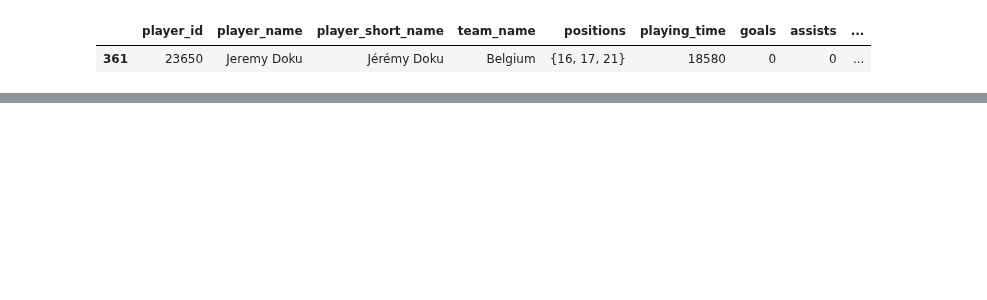
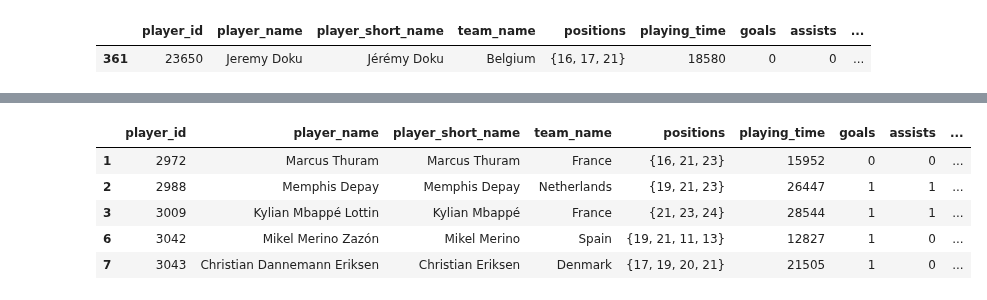
Before and after one commit to MarijnSt/soccermatics-project-1, a Jupyter notebook: radar_plot.ipynb, the cells around one changed output, grey strips where cells are left out. Drawn from its saved outputs; the diff is of its cells as text; code cells hidden in the pictures; blank space fills up the shorter version.

Commit message:
feat: filter player stats by position

```diff
--- a/radar_plot.ipynb
+++ b/radar_plot.ipynb
@@ -990,0 +995,32 @@ df_player_stats[df_player_stats["player_name"] == "Jeremy Doku"]
+# %%
+defender_ids = {2, 3, 4, 5, 6, 7, 8}
+midfielder_ids = {9, 10, 11, 12, 13, 14, 15, 16}
+forward_ids = {17, 18, 19, 20, 21, 22, 23, 24, 25}
+
+def filter_players_by_position(players_df, position_ids):
+    """
+    Filter players who have played in any of the specified positions.
+
+    Parameters
+    ----------
+    players_df: pd.DataFrame
+        DataFrame with player stats including 'positions' column.
+    position_ids: set
+        Position IDs to filter by.
+
+    Returns
+    -------
+    pd.DataFrame
+        Filtered player stats DataFrame.
+    """
+    return players_df[players_df['positions'].apply(lambda x: bool(x & position_ids))]
+# %%
+df_forwards_stats = filter_players_by_position(df_player_stats, forward_ids)
+df_forwards_stats.head()
+# %% [output]
+|  | player_id | player_name | player_short_name | team_name | positions | playing_time | goals | assists | ... |
+| 1 | 2972 | Marcus Thuram | Marcus Thuram | France | {16, 21, 23} | 15952 | 0 | 0 | ... |
+| 2 | 2988 | Memphis Depay | Memphis Depay | Netherlands | {19, 21, 23} | 26447 | 1 | 1 | ... |
+| 3 | 3009 | Kylian Mbappé Lottin | Kylian Mbappé | France | {21, 23, 24} | 28544 | 1 | 1 | ... |
+| 6 | 3042 | Mikel Merino Zazón | Mikel Merino | Spain | {19, 21, 11, 13} | 12827 | 1 | 0 | ... |
+| 7 | 3043 | Christian Dannemann Eriksen | Christian Eriksen | Denmark | {17, 19, 20, 21} | 21505 | 1 | 0 | ... |
```
Also changed, not shown: parts of 1 cell of this notebook.
